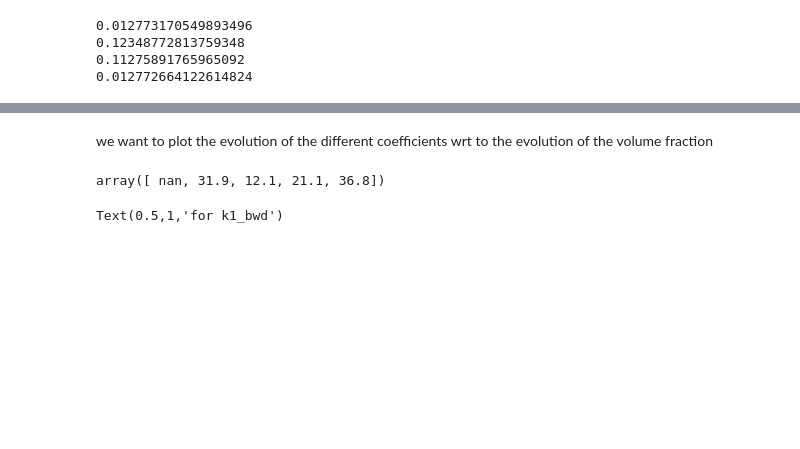
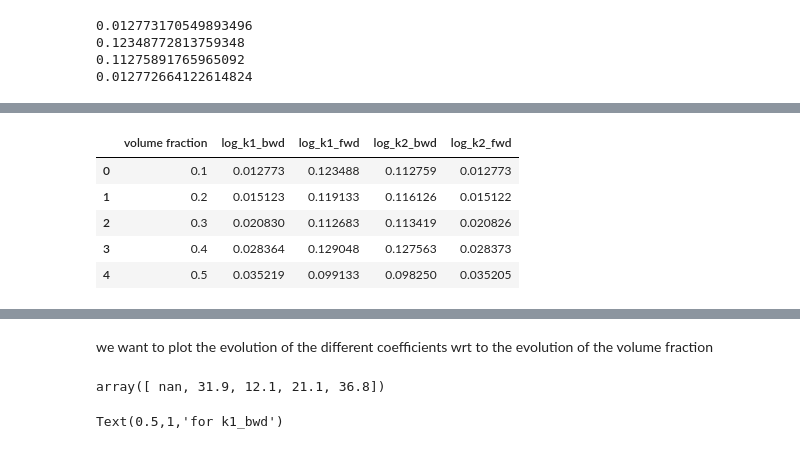
Before and after one commit to WilliamCappelletti/ML_CS433_project2, a Jupyter notebook: src/exploration.ipynb, the cells around one changed output, grey strips where cells are left out. Saved outputs shown, nothing was run; the diff lists cells and outputs as text; code cells hidden in the pictures; blank space fills up the shorter version.

Commit message:
coded function to evaluate goodness of fit for the wlr

```diff
--- a/src/exploration.ipynb
+++ b/src/exploration.ipynb
@@ -154,3 +152,5 @@ for m in models:
 0.12348772813759348
 0.11275891765965092
 0.012772664122614824
+# %%
+R,M = charles.obtain_measure_goodness_of_fit_reproduction()
@@ -156,0 +176,9 @@ for m in models:
+# %%
+M
+# %% [output]
+|  | volume fraction | log_k1_bwd | log_k1_fwd | log_k2_bwd | log_k2_fwd |
+| 0 | 0.1 | 0.012773 | 0.123488 | 0.112759 | 0.012773 |
+| 1 | 0.2 | 0.015123 | 0.119133 | 0.116126 | 0.015122 |
+| 2 | 0.3 | 0.020830 | 0.112683 | 0.113419 | 0.020826 |
+| 3 | 0.4 | 0.028364 | 0.129048 | 0.127563 | 0.028373 |
+| 4 | 0.5 | 0.035219 | 0.099133 | 0.098250 | 0.035205 |
```
Also changed, not shown: parts of 5 cells of this notebook, 1 other file.
